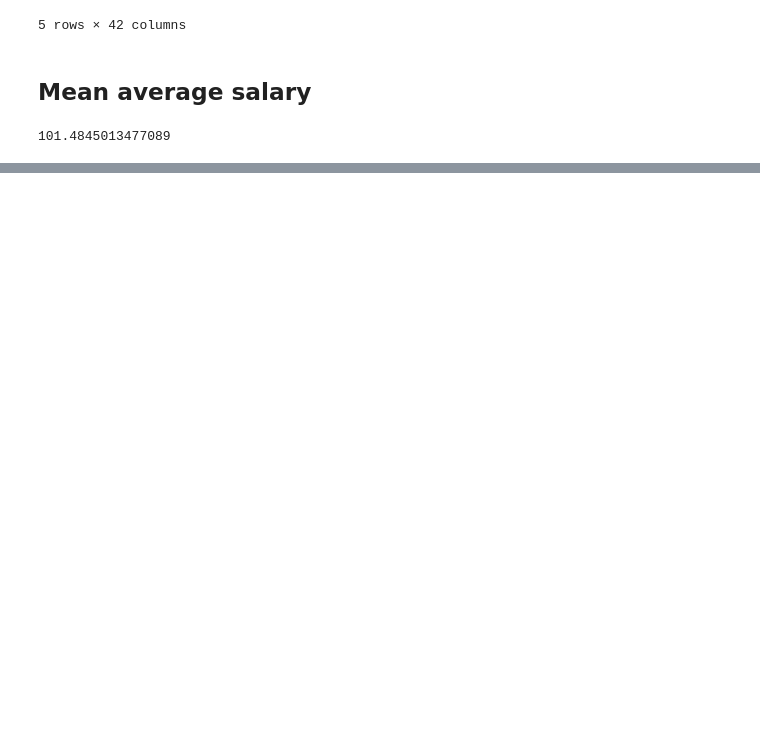
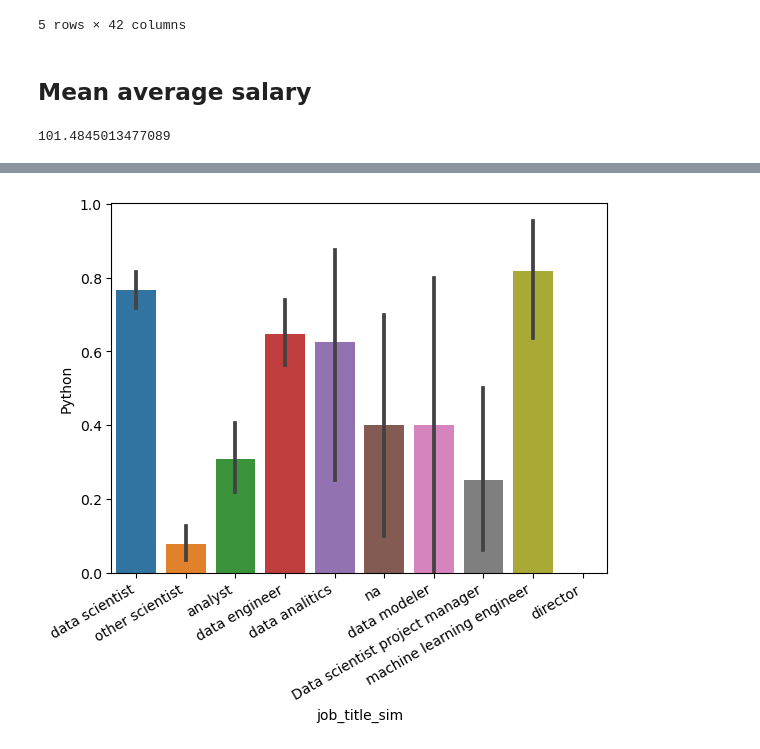
Before and after one commit to Bschreff/Week-13l-ocal-work-flow-practice, a Jupyter notebook: CodeAlong.ipynb, the cells around one changed output, grey strips where cells are left out. Cells and saved outputs as stored; diff of their text form; code cells hidden in the pictures; blank space fills up the shorter version.

```diff
--- a/CodeAlong.ipynb
+++ b/CodeAlong.ipynb
@@ -51,0 +67,5 @@ ax = sns.barplot(data = df,x= 'job_title_sim', y = 'Avg Salary(K)')
+# %%
+ax = sns.barplot(data = df, x = 'job_title_sim', y = 'Python')
+ax.set_xticklabels(ax.get_xticklabels(),rotation = 30, ha = 'right');
+# %% [output]
+[figure, added]
```
Also changed, not shown: parts of 2 cells of this notebook.
